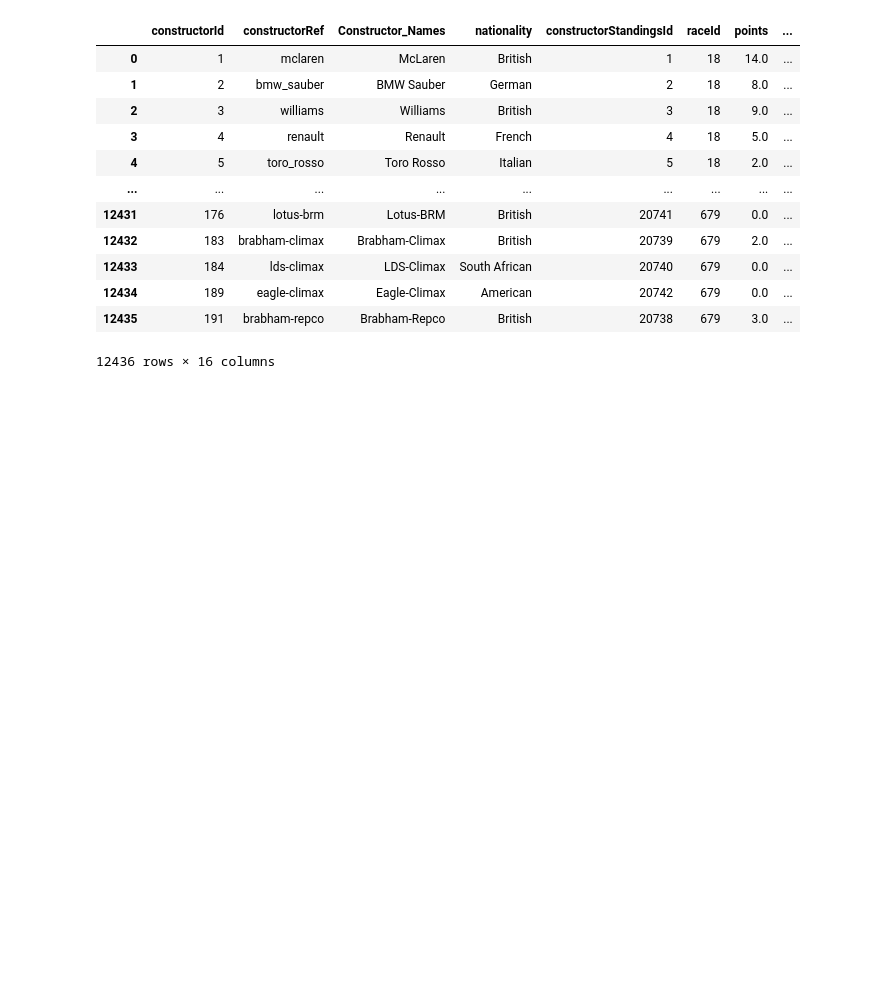
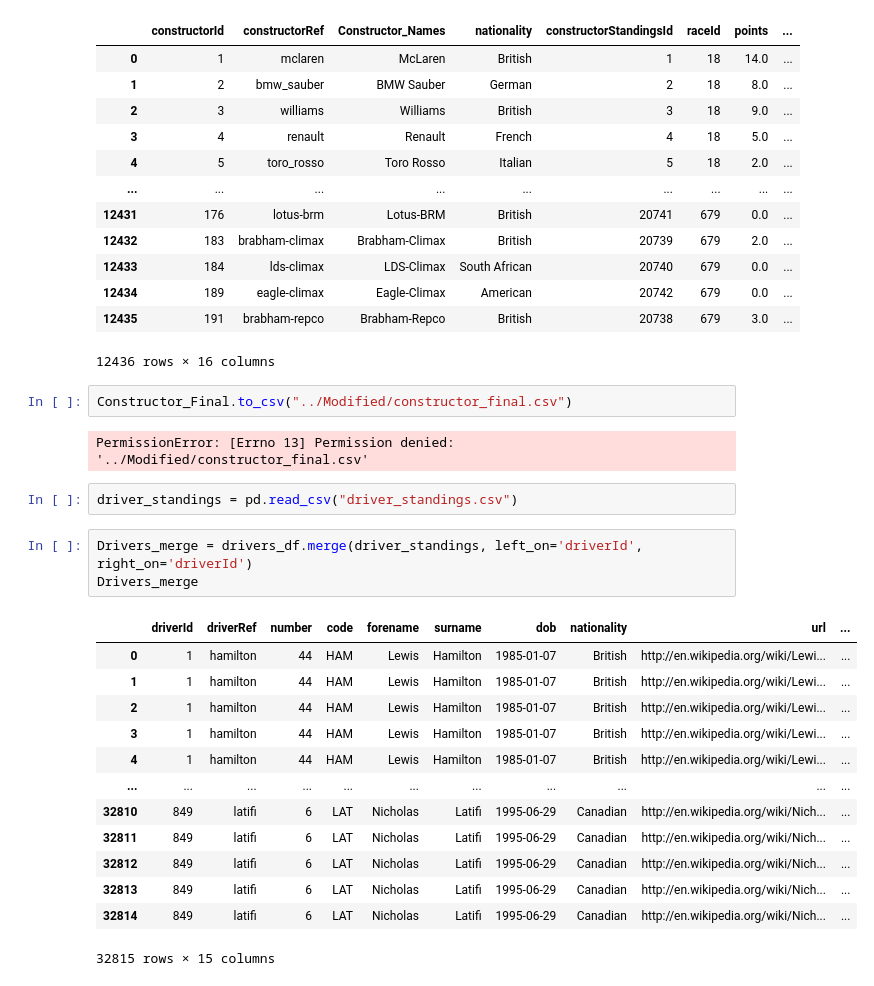
Before and after one commit to Vincent-glitch/ML-Project, a Jupyter notebook: data/raw/Formula.ipynb, the cells around one changed output. Saved outputs shown, nothing was run; the diff lists cells and outputs as text; blank space fills up the shorter version.

```diff
--- a/data/raw/Formula.ipynb
+++ b/data/raw/Formula.ipynb
@@ -94,4 +94,27 @@ Constructor_Final
 | 12434 | 189 | eagle-climax | Eagle-Climax | American | 20742 | 679 | 0.0 | ... |
 | 12435 | 191 | brabham-repco | Brabham-Repco | British | 20738 | 679 | 3.0 | ... |
 12436 rows × 16 columns
+# %%
+Constructor_Final.to_csv("../Modified/constructor_final.csv")
+# %% [output]
+PermissionError: [Errno 13] Permission denied: '../Modified/constructor_final.csv'
+# %%
+driver_standings = pd.read_csv("driver_standings.csv")
+# %%
+Drivers_merge = drivers_df.merge(driver_standings, left_on='driverId', right_on='driverId')
+Drivers_merge
+# %% [output]
+|  | driverId | driverRef | number | code | forename | surname | dob | nationality | url | ... |
+| 0 | 1 | hamilton | 44 | HAM | Lewis | Hamilton | 1985-01-07 | British | http://en.wikipedia.org/wiki/Lewi... | ... |
+| 1 | 1 | hamilton | 44 | HAM | Lewis | Hamilton | 1985-01-07 | British | http://en.wikipedia.org/wiki/Lewi... | ... |
+| 2 | 1 | hamilton | 44 | HAM | Lewis | Hamilton | 1985-01-07 | British | http://en.wikipedia.org/wiki/Lewi... | ... |
+| 3 | 1 | hamilton | 44 | HAM | Lewis | Hamilton | 1985-01-07 | British | http://en.wikipedia.org/wiki/Lewi... | ... |
+| 4 | 1 | hamilton | 44 | HAM | Lewis | Hamilton | 1985-01-07 | British | http://en.wikipedia.org/wiki/Lewi... | ... |
+| ... | ... | ... | ... | ... | ... | ... | ... | ... | ... | ... |
+| 32810 | 849 | latifi | 6 | LAT | Nicholas | Latifi | 1995-06-29 | Canadian | http://en.wikipedia.org/wiki/Nich... | ... |
+| 32811 | 849 | latifi | 6 | LAT | Nicholas | Latifi | 1995-06-29 | Canadian | http://en.wikipedia.org/wiki/Nich... | ... |
+| 32812 | 849 | latifi | 6 | LAT | Nicholas | Latifi | 1995-06-29 | Canadian | http://en.wikipedia.org/wiki/Nich... | ... |
+| 32813 | 849 | latifi | 6 | LAT | Nicholas | Latifi | 1995-06-29 | Canadian | http://en.wikipedia.org/wiki/Nich... | ... |
+| 32814 | 849 | latifi | 6 | LAT | Nicholas | Latifi | 1995-06-29 | Canadian | http://en.wikipedia.org/wiki/Nich... | ... |
+32815 rows × 15 columns
 # %%
```
Also changed, not shown: parts of 5 cells of this notebook.
